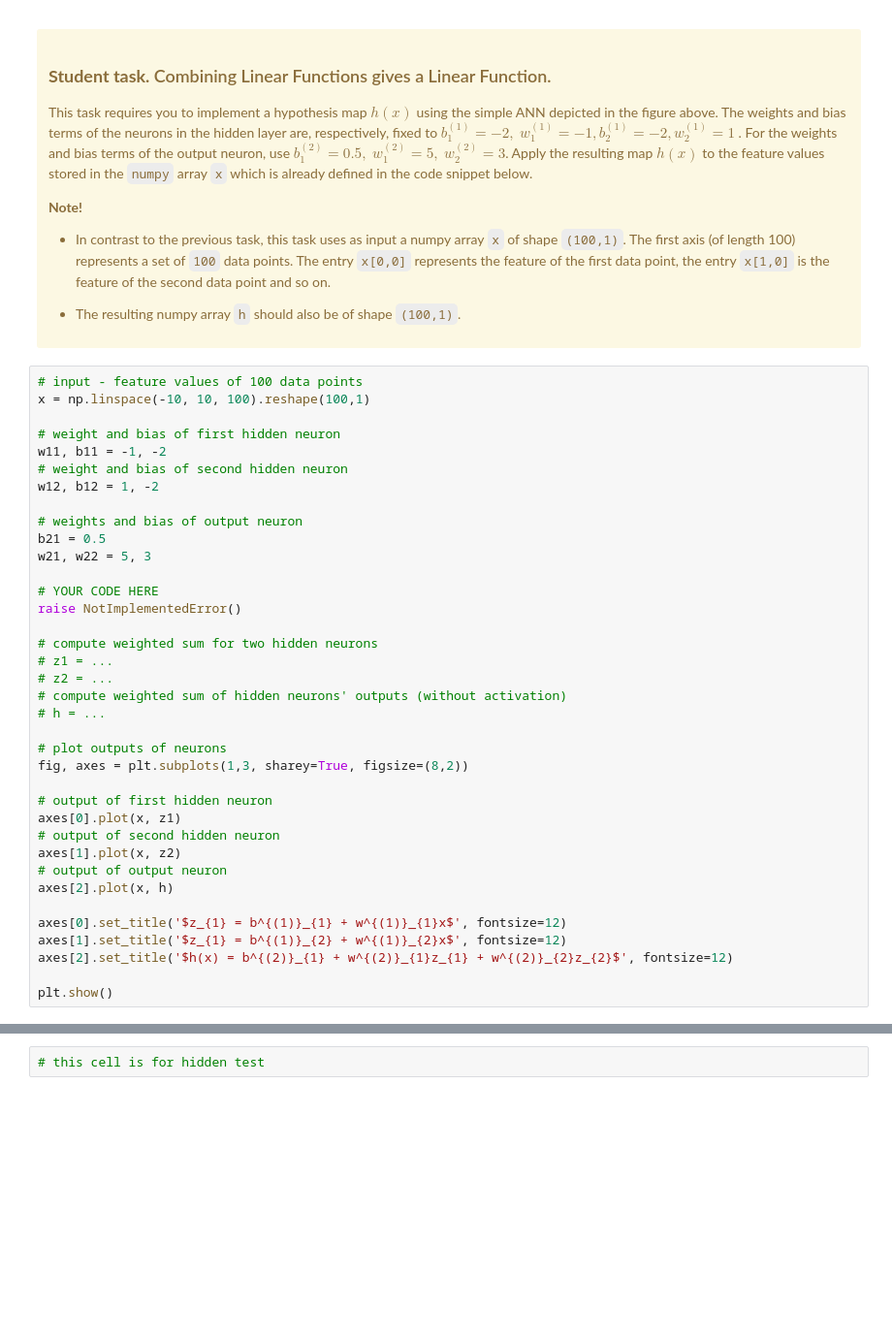
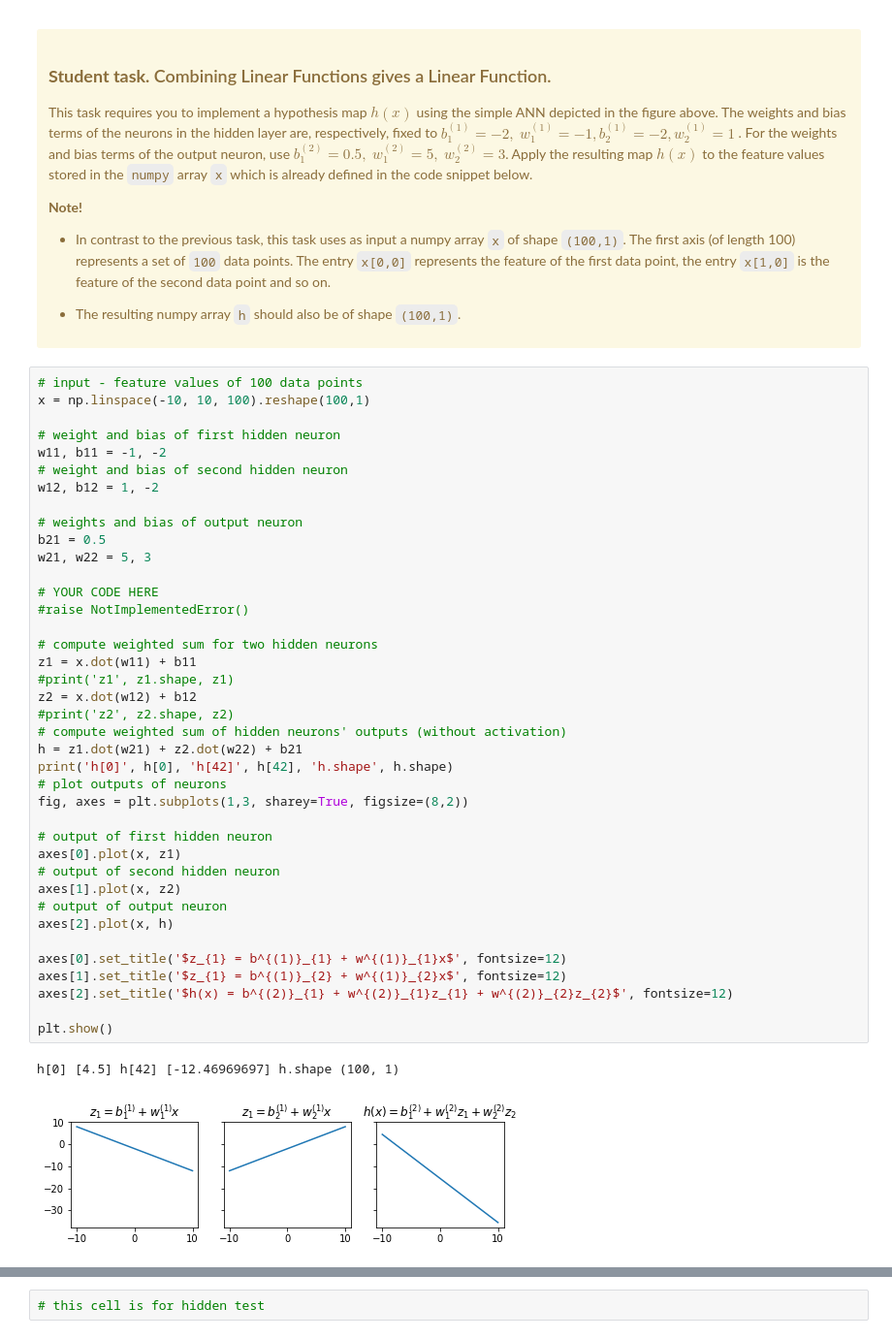
Before and after one commit to jylhakos/Deep-Learning-with-Python, a Jupyter notebook: Artificial-Neural-Networks/Round1_ANN.ipynb, the cells around one changed output, grey strips where cells are left out. Shown at 97% size. Drawn from its saved outputs; the diff is of its cells as text; blank space fills up the shorter version.

```diff
--- a/Artificial-Neural-Networks/Round1_ANN.ipynb
+++ b/Artificial-Neural-Networks/Round1_ANN.ipynb
@@ -151,38 +163,43 @@ This task requires you to implement a hypothesis map $h(x)$ using the simple ANN
 x = np.linspace(-10, 10, 100).reshape(100,1)
 
 # weight and bias of first hidden neuron
 w11, b11 = -1, -2
 # weight and bias of second hidden neuron
 w12, b12 = 1, -2
 
 # weights and bias of output neuron
 b21 = 0.5
 w21, w22 = 5, 3
 
 # YOUR CODE HERE
-raise NotImplementedError()
+#raise NotImplementedError()
 
 # compute weighted sum for two hidden neurons
-# z1 = ...
-# z2 = ...
+z1 = x.dot(w11) + b11
+#print('z1', z1.shape, z1)
+z2 = x.dot(w12) + b12
+#print('z2', z2.shape, z2)
 # compute weighted sum of hidden neurons' outputs (without activation)
-# h = ...
-
+h = z1.dot(w21) + z2.dot(w22) + b21
+print('h[0]', h[0], 'h[42]', h[42], 'h.shape', h.shape)
 # plot outputs of neurons
 fig, axes = plt.subplots(1,3, sharey=True, figsize=(8,2))
 
 # output of first hidden neuron
 axes[0].plot(x, z1)
 # output of second hidden neuron
 axes[1].plot(x, z2)
 # output of output neuron
 axes[2].plot(x, h)
 
 axes[0].set_title('$z_{1} = b^{(1)}_{1} + w^{(1)}_{1}x$', fontsize=12)
 axes[1].set_title('$z_{1} = b^{(1)}_{2} + w^{(1)}_{2}x$', fontsize=12)
 axes[2].set_title('$h(x) = b^{(2)}_{1} + w^{(2)}_{1}z_{1} + w^{(2)}_{2}z_{2}$', fontsize=12)
 
 plt.show()
+# %% [output]
+h[0] [4.5] h[42] [-12.46969697] h.shape (100, 1)
+[figure, added]
 # %%
 # Perform sanity checks on the solution
 assert h.shape == (100,1), "Shape h should be (100,1)"
```
Also changed, not shown: parts of 43 cells of this notebook, 23 other files.
